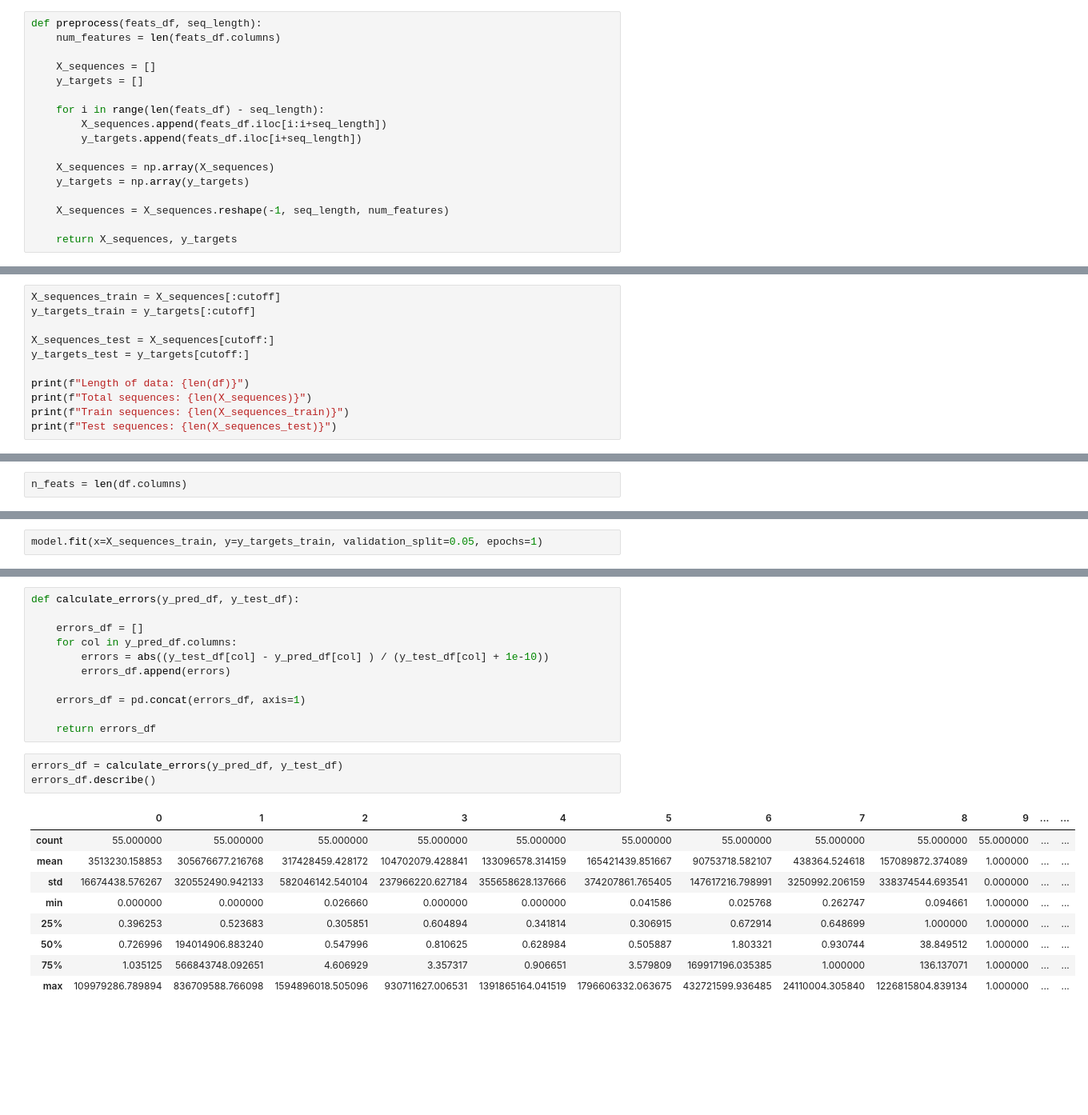
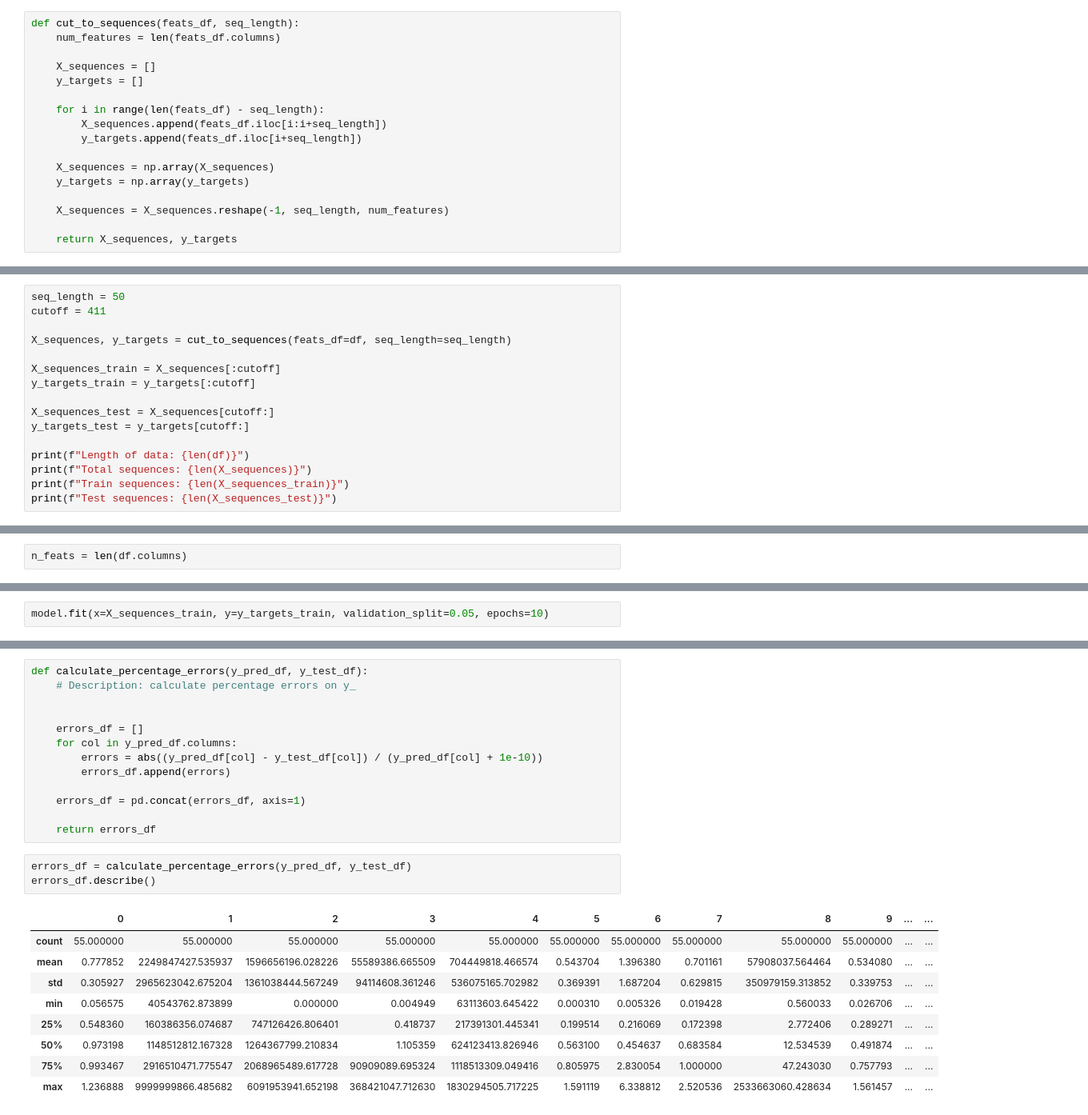
Before and after one commit to NateTheGreat001/tu_medical, a Jupyter notebook: playground.ipynb, the cells around one changed output, grey strips where cells are left out. Shown at 80% size. Cells and saved outputs as stored; diff of their text form; blank space fills up the shorter version.

```diff
--- a/playground.ipynb
+++ b/playground.ipynb
@@ -124,7 +124,7 @@ def feature_wise_scaling(df):
 
     return df
 # %%
-def preprocess(feats_df, seq_length):
+def cut_to_sequences(feats_df, seq_length):
     num_features = len(feats_df.columns)
 
     X_sequences = []
@@ -260,4 +278,9 @@ X_sequences, y_targets = preprocess(feats_df=df, seq_length=seq_length)
 # %%
+seq_length = 50
+cutoff = 411
+
+X_sequences, y_targets = cut_to_sequences(feats_df=df, seq_length=seq_length)
+
 X_sequences_train = X_sequences[:cutoff]
 y_targets_train = y_targets[:cutoff]
 
@@ -306,5 +324,5 @@ Trainable params: 11225890 (42.82 MB)
 Non-trainable params: 0 (0.00 Byte)
 _________________________________________________________________
 # %%
-model.fit(x=X_sequences_train, y=y_targets_train, validation_split=0.05, epochs=1)
+model.fit(x=X_sequences_train, y=y_targets_train, validation_split=0.05, epochs=10)
 # %% [output]
@@ -403,24 +440,26 @@ plt.show()
 # %%
-def calculate_errors(y_pred_df, y_test_df):
+def calculate_percentage_errors(y_pred_df, y_test_df):
+    # Description: calculate percentage errors on y_
+
 
     errors_df = []
     for col in y_pred_df.columns:
-        errors = abs((y_test_df[col] - y_pred_df[col] ) / (y_test_df[col] + 1e-10))
+        errors = abs((y_pred_df[col] - y_test_df[col]) / (y_pred_df[col] + 1e-10))
         errors_df.append(errors)
 
     errors_df = pd.concat(errors_df, axis=1)
 
     return errors_df
 # %%
-errors_df = calculate_errors(y_pred_df, y_test_df)
+errors_df = calculate_percentage_errors(y_pred_df, y_test_df)
 errors_df.describe()
 # %% [output]
 |  | 0 | 1 | 2 | 3 | 4 | 5 | 6 | 7 | 8 | 9 | ... | ... |
 | count | 55.000000 | 55.000000 | 55.000000 | 55.000000 | 55.000000 | 55.000000 | 55.000000 | 55.000000 | 55.000000 | 55.000000 | ... | ... |
-| mean | 3513230.158853 | 305676677.216768 | 317428459.428172 | 104702079.428841 | 133096578.314159 | 165421439.851667 | 90753718.582107 | 438364.524618 | 157089872.374089 | 1.000000 | ... | ... |
-| std | 16674438.576267 | 320552490.942133 | 582046142.540104 | 237966220.627184 | 355658628.137666 | 374207861.765405 | 147617216.798991 | 3250992.206159 | 338374544.693541 | 0.000000 | ... | ... |
-| min | 0.000000 | 0.000000 | 0.026660 | 0.000000 | 0.000000 | 0.041586 | 0.025768 | 0.262747 | 0.094661 | 1.000000 | ... | ... |
-| 25% | 0.396253 | 0.523683 | 0.305851 | 0.604894 | 0.341814 | 0.306915 | 0.672914 | 0.648699 | 1.000000 | 1.000000 | ... | ... |
-| 50% | 0.726996 | 194014906.883240 | 0.547996 | 0.810625 | 0.628984 | 0.505887 | 1.803321 | 0.930744 | 38.849512 | 1.000000 | ... | ... |
-| 75% | 1.035125 | 566843748.092651 | 4.606929 | 3.357317 | 0.906651 | 3.579809 | 169917196.035385 | 1.000000 | 136.137071 | 1.000000 | ... | ... |
-| max | 109979286.789894 | 836709588.766098 | 1594896018.505096 | 930711627.006531 | 1391865164.041519 | 1796606332.063675 | 432721599.936485 | 24110004.305840 | 1226815804.839134 | 1.000000 | ... | ... |
+| mean | 0.777852 | 2249847427.535937 | 1596656196.028226 | 55589386.665509 | 704449818.466574 | 0.543704 | 1.396380 | 0.701161 | 57908037.564464 | 0.534080 | ... | ... |
+| std | 0.305927 | 2965623042.675204 | 1361038444.567249 | 94114608.361246 | 536075165.702982 | 0.369391 | 1.687204 | 0.629815 | 350979159.313852 | 0.339753 | ... | ... |
+| min | 0.056575 | 40543762.873899 | 0.000000 | 0.004949 | 63113603.645422 | 0.000310 | 0.005326 | 0.019428 | 0.560033 | 0.026706 | ... | ... |
+| 25% | 0.548360 | 160386356.074687 | 747126426.806401 | 0.418737 | 217391301.445341 | 0.199514 | 0.216069 | 0.172398 | 2.772406 | 0.289271 | ... | ... |
+| 50% | 0.973198 | 1148512812.167328 | 1264367799.210834 | 1.105359 | 624123413.826946 | 0.563100 | 0.454637 | 0.683584 | 12.534539 | 0.491874 | ... | ... |
+| 75% | 0.993467 | 2916510471.775547 | 2068965489.617728 | 90909089.695324 | 1118513309.049416 | 0.805975 | 2.830054 | 1.000000 | 47.243030 | 0.757793 | ... | ... |
+| max | 1.236888 | 9999999866.485682 | 6091953941.652198 | 368421047.712630 | 1830294505.717225 | 1.591119 | 6.338812 | 2.520536 | 2533663060.428634 | 1.561457 | ... | ... |
```
Also changed, not shown: parts of 26 cells of this notebook, 5 other files.
